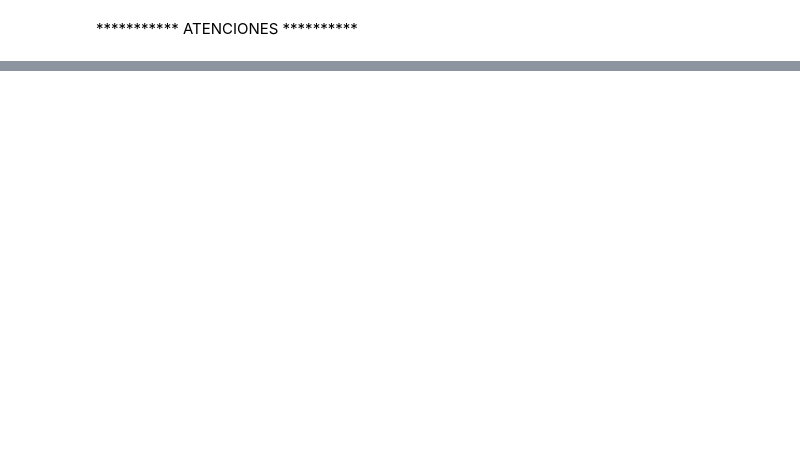
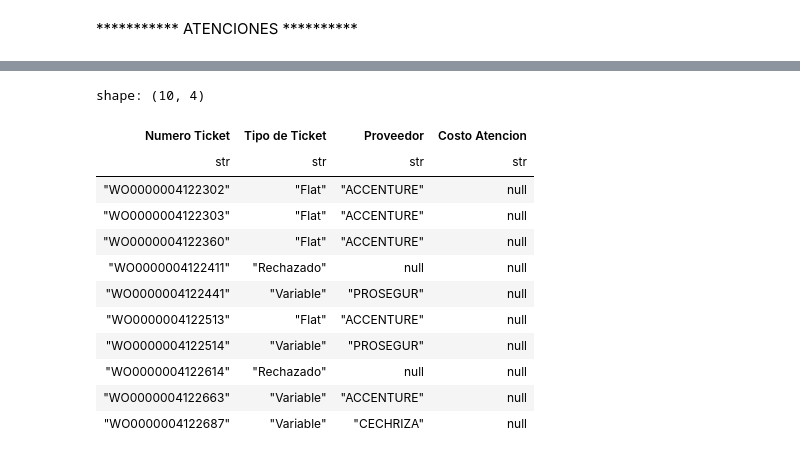
Before and after one commit to Manuel4081/Python-ETL-P1, a Jupyter notebook: TareaETL.ipynb, the cells around one changed output, grey strips where cells are left out. Drawn from its saved outputs; the diff is of its cells as text; code cells hidden in the pictures; blank space fills up the shorter version.

```diff
--- a/TareaETL.ipynb
+++ b/TareaETL.ipynb
@@ -223,0 +260,25 @@ DF ["TicketID", "Agencia", "AgenciaID", "Service Desk"]; PROJECT */10 COLUMNS; S
+# %%
+norte = pl.read_excel(source='./Atenciones/Atenciones Norte.xlsx',
+                        sheet_name='Hoja1',
+                        engine='xlsx2csv',
+                        read_csv_options={
+                            "columns": ["Numero Ticket","Tipo de Ticket","Proveedor","Costo Atencion"],
+                            "infer_schema_length": 0
+                        }
+        )
+
+norte.head(10)
+# %% [output]
+shape: (10, 4)
+| Numero Ticket | Tipo de Ticket | Proveedor | Costo Atencion |
+| str | str | str | str |
+| "WO0000004122302" | "Flat" | "ACCENTURE" | null |
+| "WO0000004122303" | "Flat" | "ACCENTURE" | null |
+| "WO0000004122360" | "Flat" | "ACCENTURE" | null |
+| "WO0000004122411" | "Rechazado" | null | null |
+| "WO0000004122441" | "Variable" | "PROSEGUR" | null |
+| "WO0000004122513" | "Flat" | "ACCENTURE" | null |
+| "WO0000004122514" | "Variable" | "PROSEGUR" | null |
+| "WO0000004122614" | "Rechazado" | null | null |
+| "WO0000004122663" | "Variable" | "ACCENTURE" | null |
+| "WO0000004122687" | "Variable" | "CECHRIZA" | null |
```
Also changed, not shown: parts of 3 cells of this notebook.
